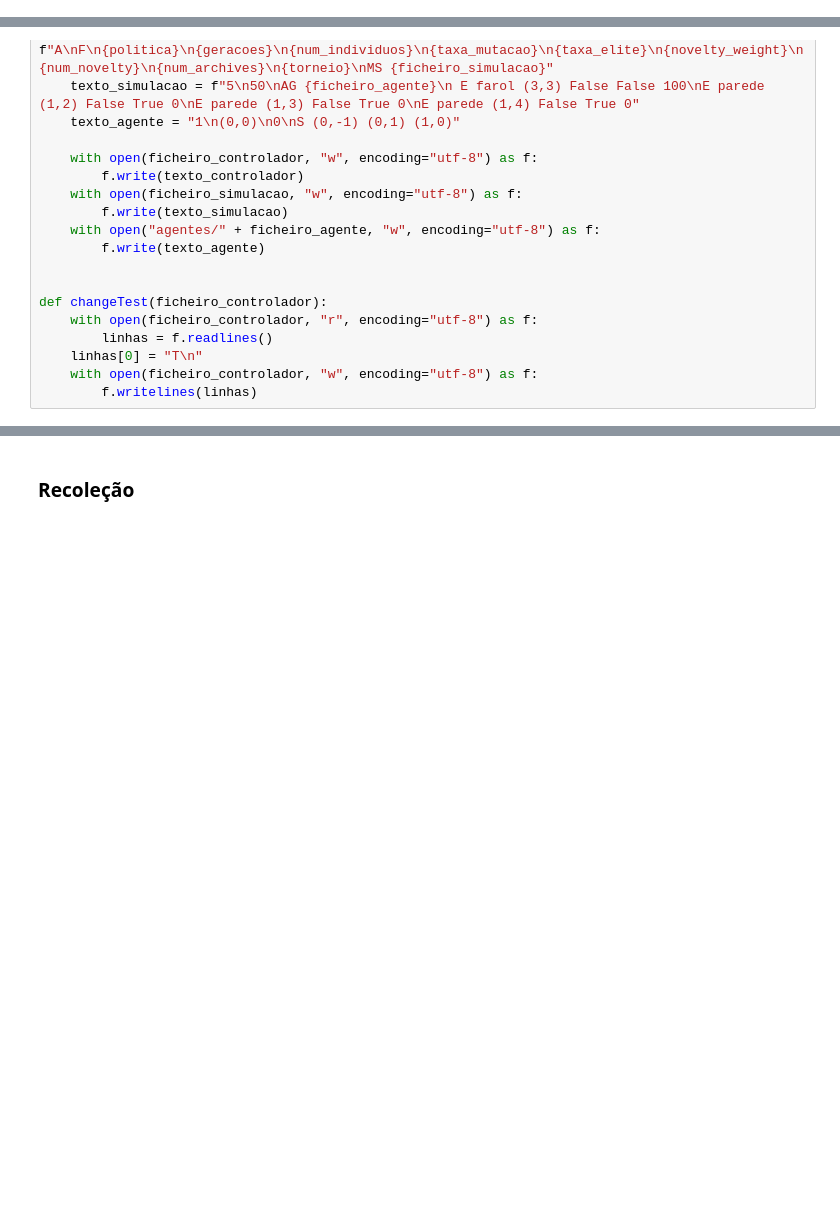
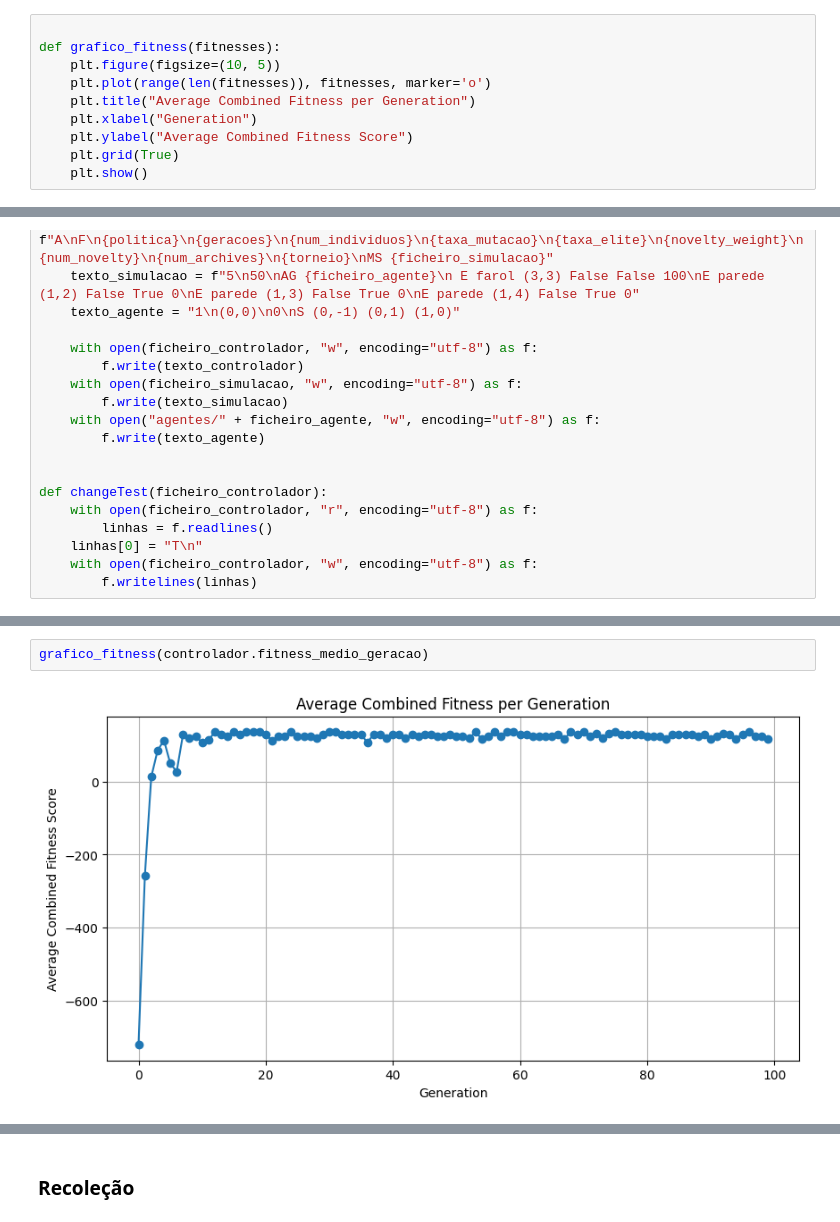
Before and after one commit to Biancs13/ProjetoAA, a Jupyter notebook: Demo.ipynb, the cells around one changed output, grey strips where cells are left out. Drawn from its saved outputs; the diff is of its cells as text; blank space fills up the shorter version.

```diff
--- a/Demo.ipynb
+++ b/Demo.ipynb
@@ -254,6 +219,16 @@ def construirGrafico(controlador):
 
     ax.legend(loc='lower right')
     plt.show()
+# %%
+
+def grafico_fitness(fitnesses):
+    plt.figure(figsize=(10, 5))
+    plt.plot(range(len(fitnesses)), fitnesses, marker='o')
+    plt.title("Average Combined Fitness per Generation")
+    plt.xlabel("Generation")
+    plt.ylabel("Average Combined Fitness Score")
+    plt.grid(True)
+    plt.show()
 # %% [markdown]
 ### Farol
 # %%
@@ -318,3 +298,7 @@ construirGrafico(controlador)
+# %%
+grafico_fitness(controlador.fitness_medio_geracao)
+# %% [output]
+[figure, added]
 # %%
 changeTest(ficheiro_controlador)
 controlador = criarControlador(ficheiro_controlador)
```
Also changed, not shown: parts of 19 cells of this notebook, 7 other files.
